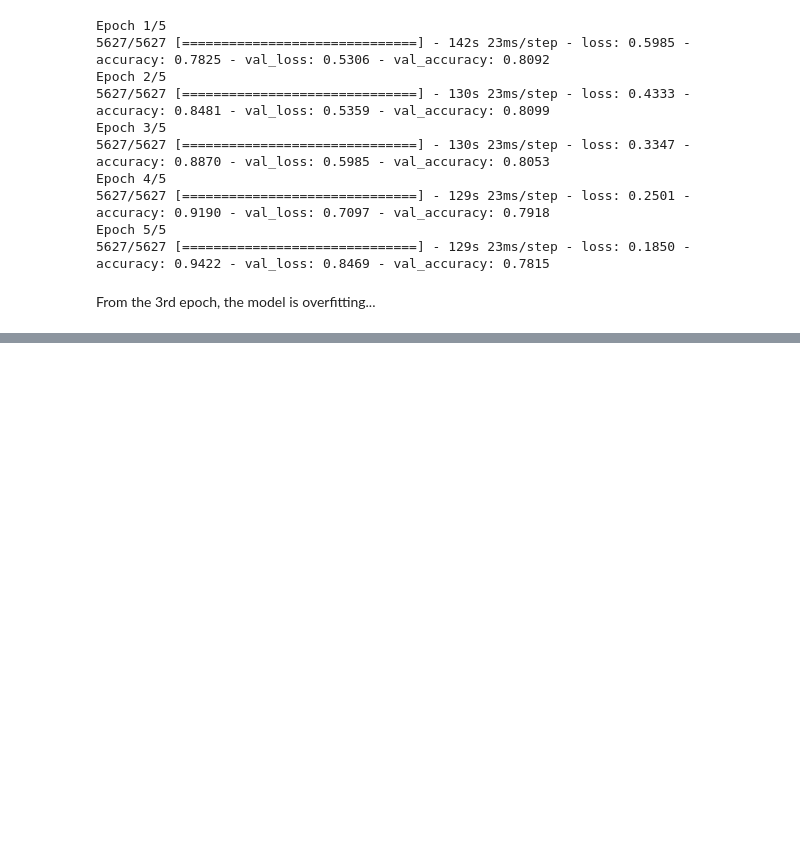
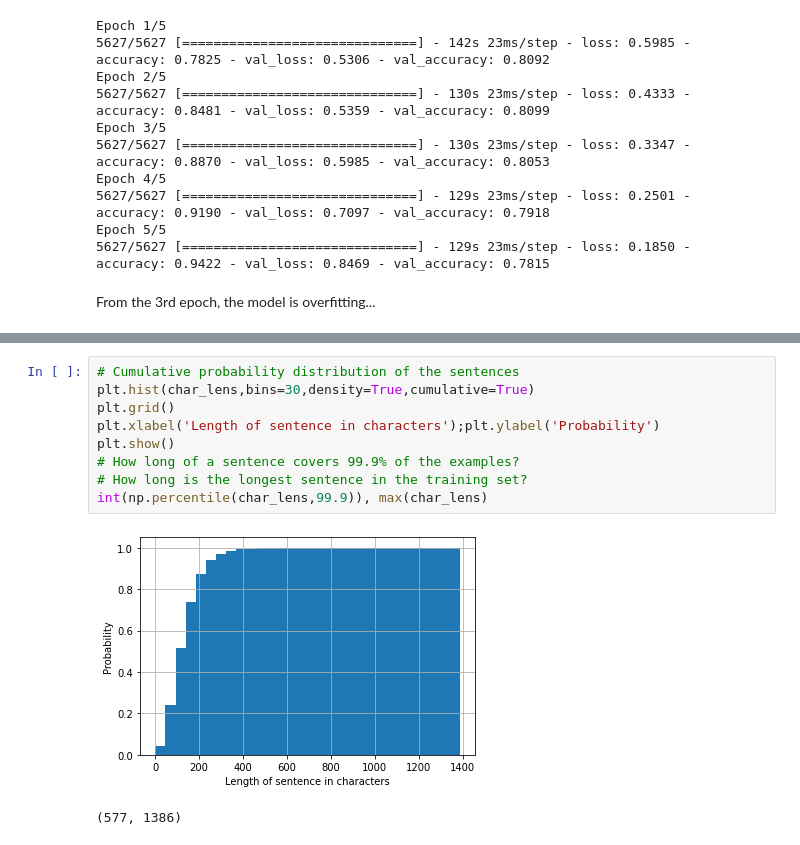
Before and after one commit to nicolasvazquez95/Aprendiendo_DeepLearning, a Jupyter notebook: projects/02_SkimLit_NLP.ipynb, the cells around one changed output, grey strips where cells are left out. Drawn from its saved outputs; the diff is of its cells as text; blank space fills up the shorter version.

```diff
--- a/projects/02_SkimLit_NLP.ipynb
+++ b/projects/02_SkimLit_NLP.ipynb
@@ -357,0 +442,12 @@ From the 3rd epoch, the model is overfitting...
+# %%
+# Cumulative probability distribution of the sentences
+plt.hist(char_lens,bins=30,density=True,cumulative=True)
+plt.grid()
+plt.xlabel('Length of sentence in characters');plt.ylabel('Probability')
+plt.show()
+# How long of a sentence covers 99.9% of the examples?
+# How long is the longest sentence in the training set?
+int(np.percentile(char_lens,99.9)), max(char_lens)
+# %% [output]
+[figure, added]
+(577, 1386)
```
Also changed, not shown: parts of 19 cells of this notebook.
